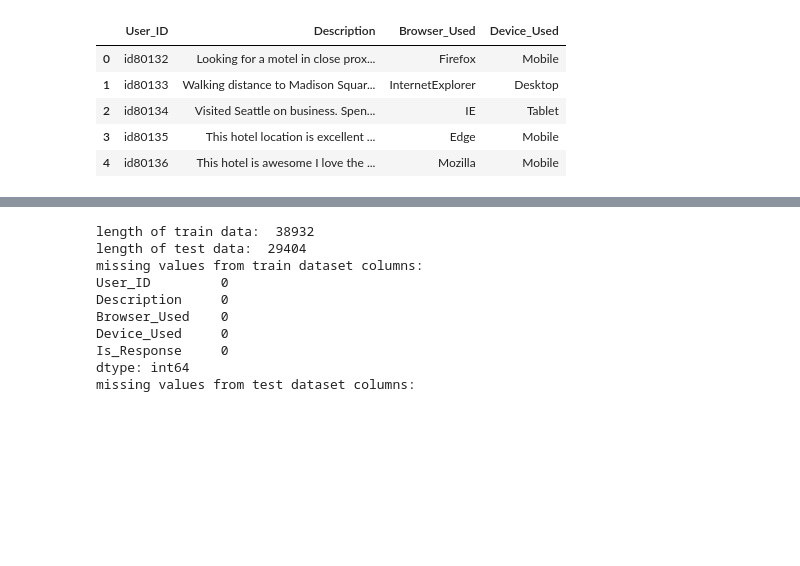
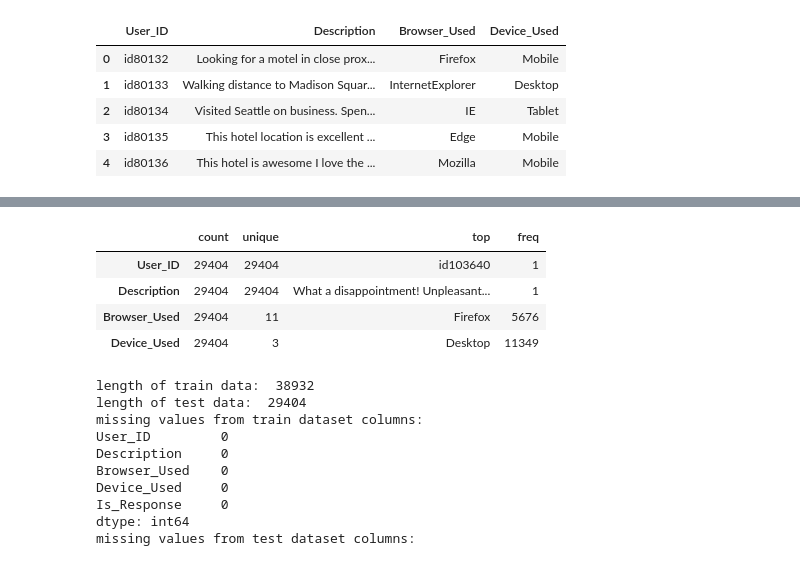
Before and after one commit to DipeshChothwe/NLP, a Jupyter notebook: Sentiment_analysis_for_hotel_reviews.ipynb, the cells around one changed output, grey strips where cells are left out. Saved outputs shown, nothing was run; the diff lists cells and outputs as text; code cells hidden in the pictures; blank space fills up the shorter version.

```diff
--- a/Sentiment_analysis_for_hotel_reviews.ipynb
+++ b/Sentiment_analysis_for_hotel_reviews.ipynb
@@ -41,3 +49,11 @@ test_data.head()
+# %%
+test_data.describe().transpose()
+# %% [output]
+|  | count | unique | top | freq |
+| User_ID | 29404 | 29404 | id103640 | 1 |
+| Description | 29404 | 29404 | What a disappointment! Unpleasant... | 1 |
+| Browser_Used | 29404 | 11 | Firefox | 5676 |
+| Device_Used | 29404 | 3 | Desktop | 11349 |
 # %%
 print("length of train data: ", len(train_data))
 print("length of test data: ", len(test_data))
```
Also changed, not shown: parts of 23 cells of this notebook.
